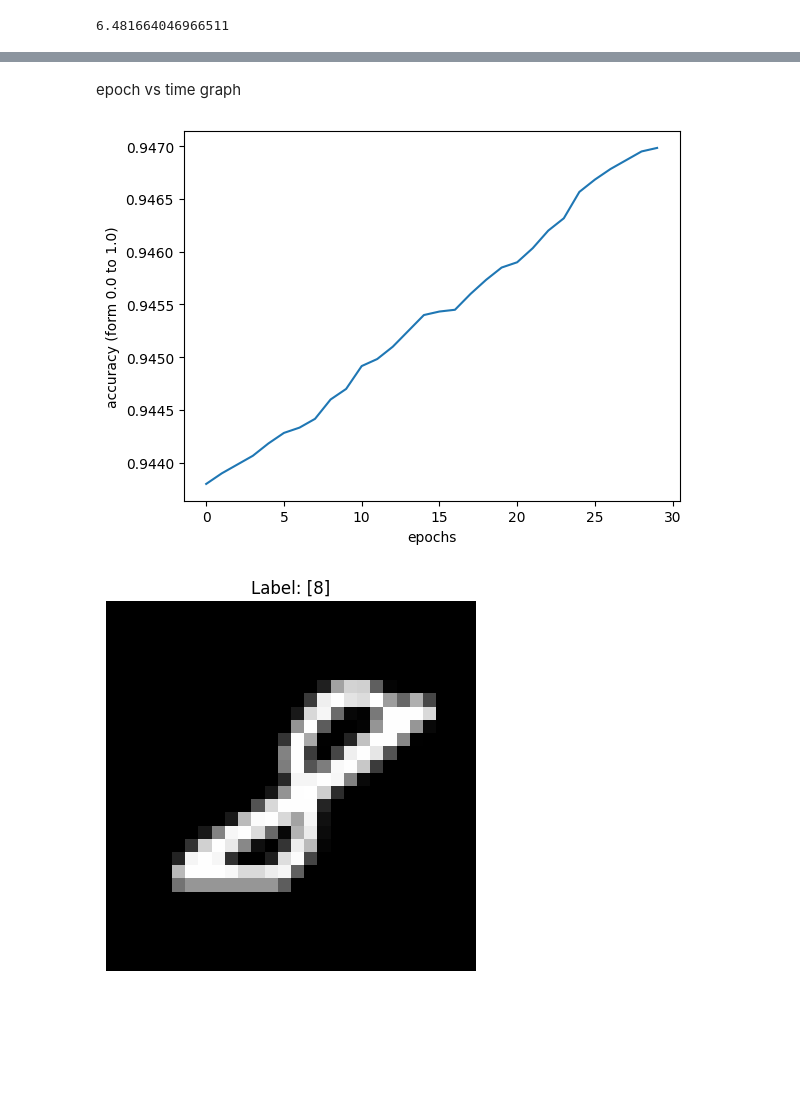
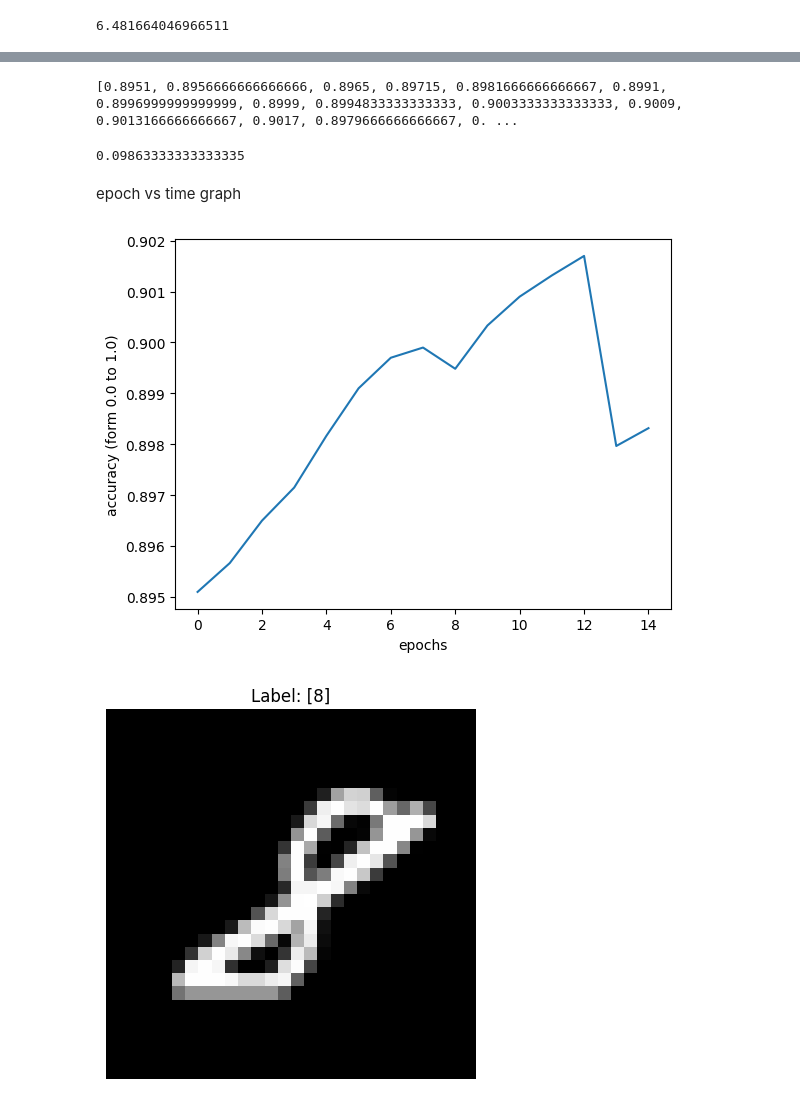
Before and after one commit to gamedoescool/AiShenanigans, a Jupyter notebook: ai.ipynb, the cells around one changed output, grey strips where cells are left out. Cells and saved outputs as stored; diff of their text form; code cells hidden in the pictures; blank space fills up the shorter version.

Commit message:
tested new 100k param model

```diff
--- a/ai.ipynb
+++ b/ai.ipynb
@@ -56,7 +56,7 @@ class Dense:
             self.w = w
         self.dw = np.zeros_like(self.w)
         if not np.all(b):
-            self.b =  10*np.random.random_sample(size=(outputAmnt,1))
+            self.b =  np.random.random_sample(size=(outputAmnt,1))
         else:
             self.b = b
         self.db = np.zeros_like(self.b)
@@ -224,0 +225,4 @@ print(z)
+# %%
+model3 = ANN(Dense(784,128),act(),softmax(),Dense(128,10),act(),softmax())
+# %%
+b = model3.gradDescent(x_train,output_test,lr=5,epochs=15,returnAcc=True)
@@ -225,12 +231,20 @@ print(z)
+# %%
+print(b)
+# %% [output]
+[0.8951, 0.8956666666666666, 0.8965, 0.89715, 0.8981666666666667, 0.8991, 0.8996999999999999, 0.8999, 0.8994833333333333, 0.9003333333333333, 0.9009, 0.9013166666666667, 0.9017, 0.8979666666666667, 0. ...
+# %%
+model3.testAcc2(x_train,output_test)
+# %% [output]
+0.09863333333333335
 # %% [markdown]
 epoch vs time graph
 # %%
-plt.plot(z)
+plt.plot(b)
 plt.ylabel("accuracy (form 0.0 to 1.0)")
 plt.xlabel("epochs")
 plt.show()
 # %% [output]
-[figure, old version]
+[figure, new version]
 # %%
 imageIndex = 1009
 x = x_train[imageIndex].reshape(28,28)
```
Also changed, not shown: parts of 6 cells of this notebook, 2 other files.
